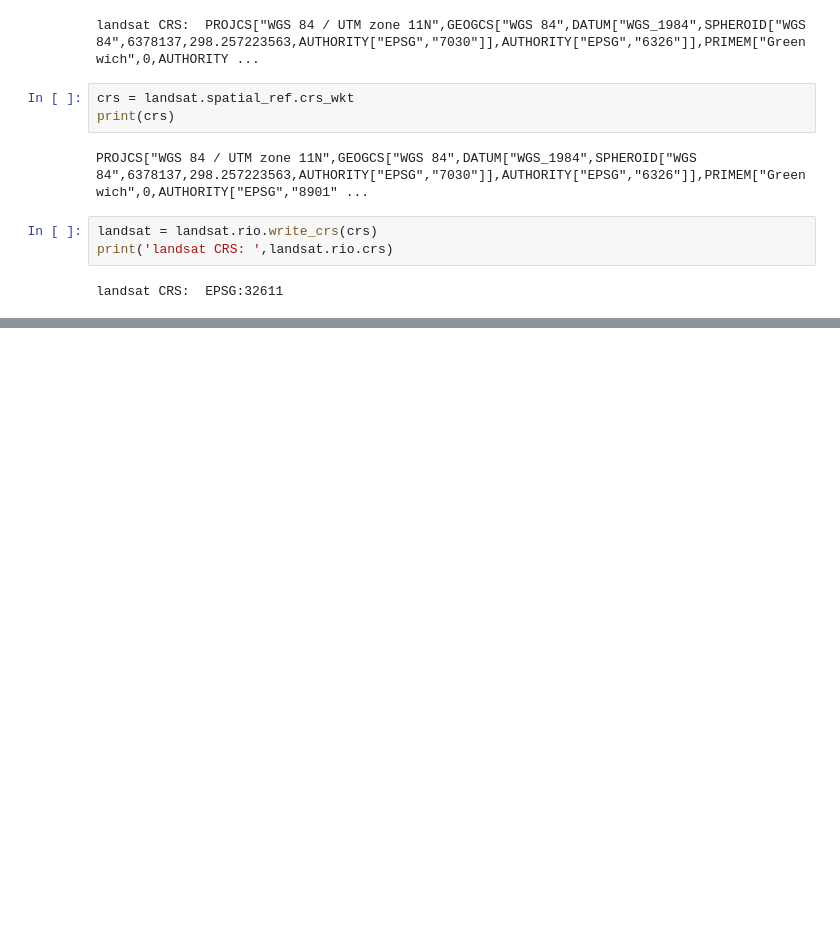
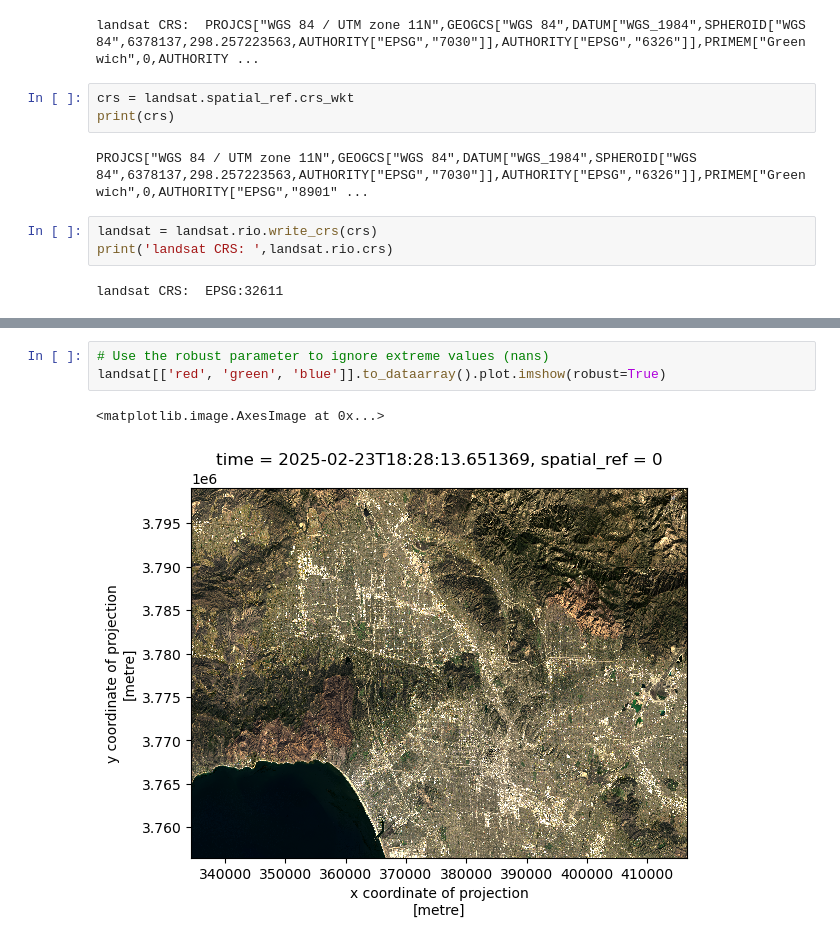
Before and after one commit to edengonzalezz/eds220-hwk4, a Jupyter notebook: hwk4-task2-false-color-GONZALEZ.ipynb, the cells around one changed output, grey strips where cells are left out. Cells and saved outputs as stored; diff of their text form; blank space fills up the shorter version.

```diff
--- a/hwk4-task2-false-color-GONZALEZ.ipynb
+++ b/hwk4-task2-false-color-GONZALEZ.ipynb
@@ -189,0 +199,6 @@ landsat CRS:  EPSG:32611
+# %%
+# Use the robust parameter to ignore extreme values (nans)
+landsat[['red', 'green', 'blue']].to_dataarray().plot.imshow(robust=True)
+# %% [output]
+<matplotlib.image.AxesImage at 0x...>
+[figure, added]
```
Also changed, not shown: parts of 5 cells of this notebook.
